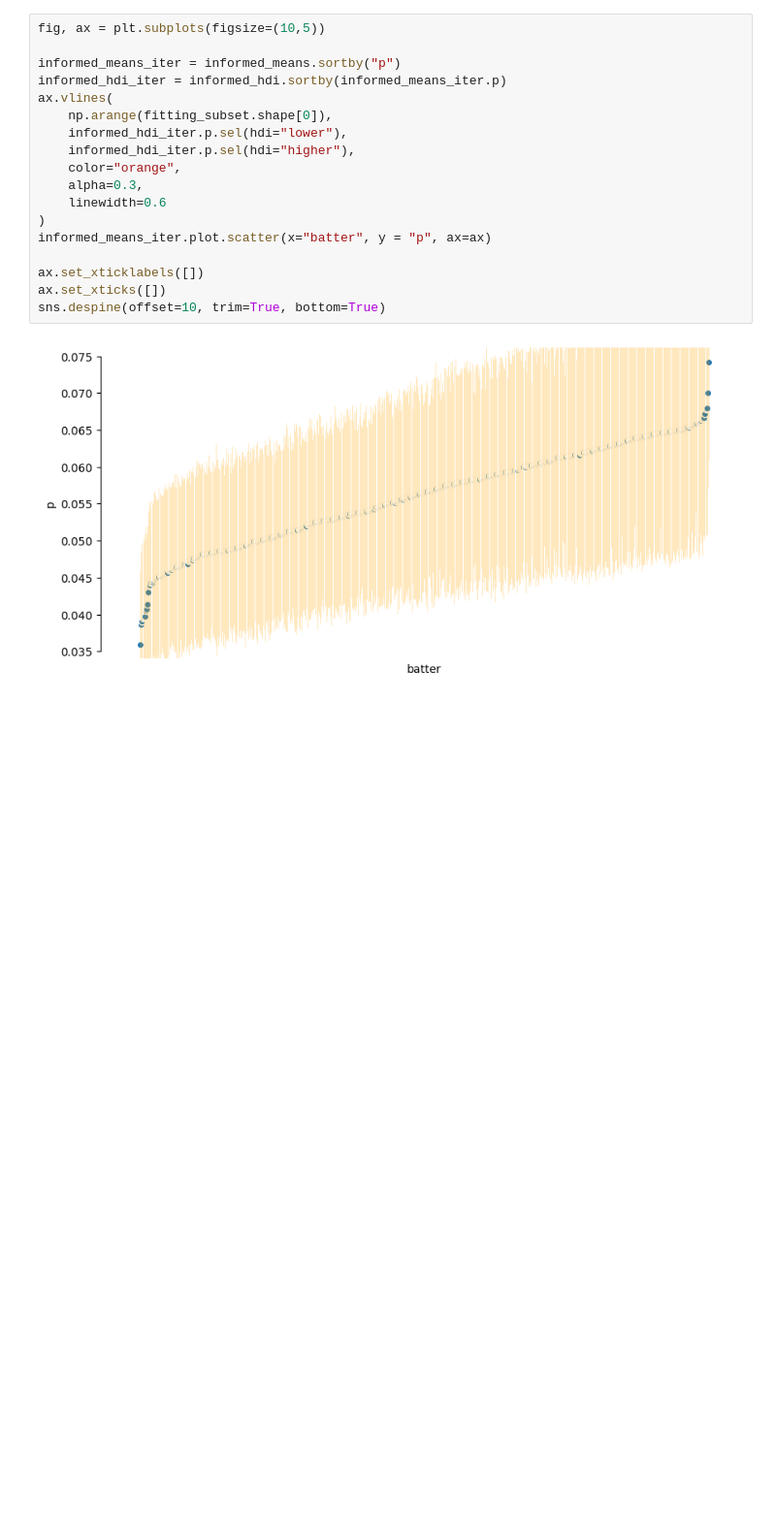
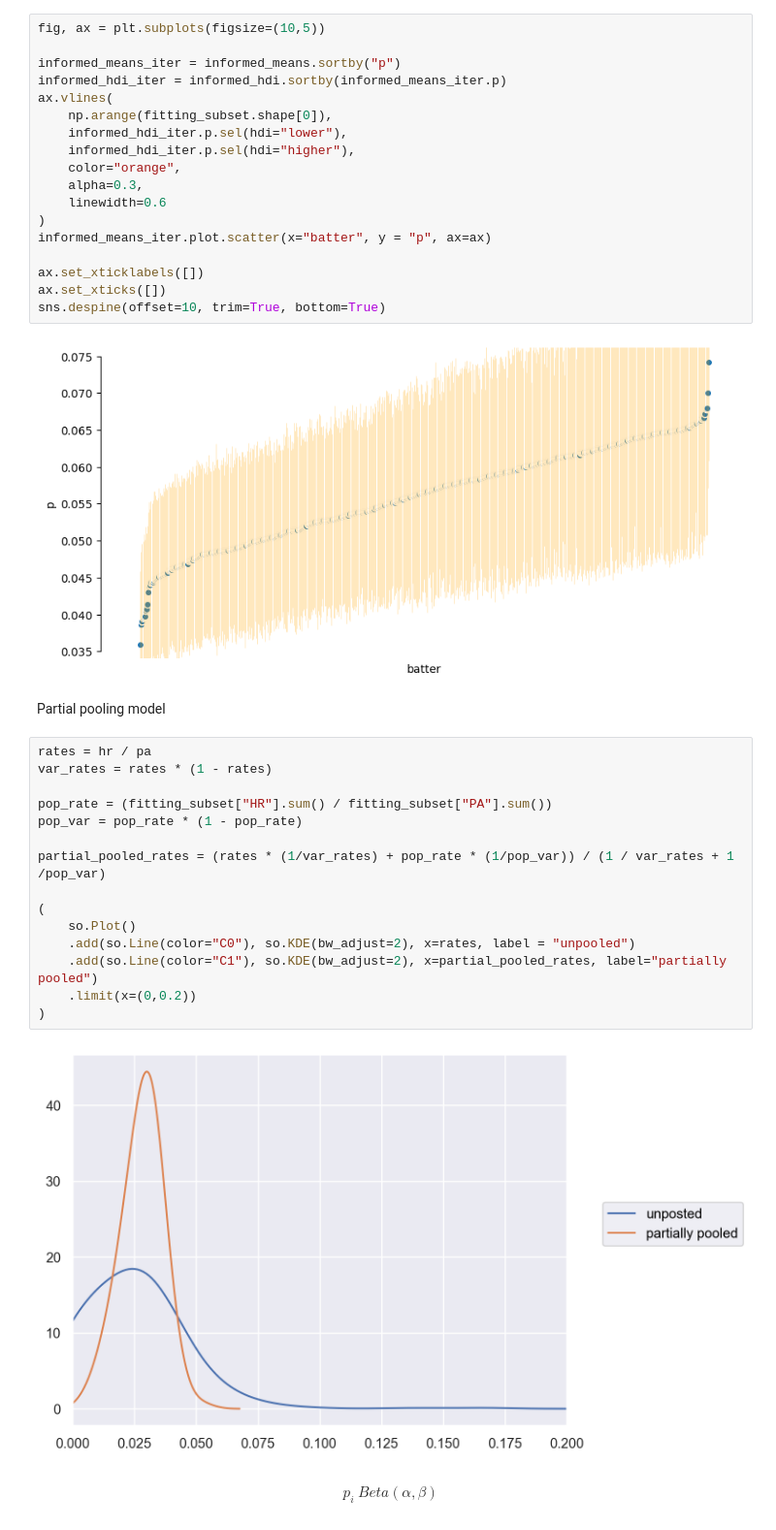
Before and after one commit to jvminkim/hitting-25, a Jupyter notebook: scripts/baseline_models.ipynb, the cells around one changed output. Shown at 97% size. Cells and saved outputs as stored; diff of their text form; blank space fills up the shorter version.

Commit message:
Partial pooling start

```diff
--- a/scripts/baseline_models.ipynb
+++ b/scripts/baseline_models.ipynb
@@ -275,3 +275,26 @@ ax.set_xticks([])
 sns.despine(offset=10, trim=True, bottom=True)
 # %% [output]
 [figure]
+# %% [markdown]
+Partial pooling model
+# %%
+rates = hr / pa
+var_rates = rates * (1 - rates)
+
+pop_rate = (fitting_subset["HR"].sum() / fitting_subset["PA"].sum())
+pop_var = pop_rate * (1 - pop_rate)
+
+partial_pooled_rates = (rates * (1/var_rates) + pop_rate * (1/pop_var)) / (1 / var_rates + 1 /pop_var)
+
+(
+    so.Plot()
+    .add(so.Line(color="C0"), so.KDE(bw_adjust=2), x=rates, label = "unpooled")
+    .add(so.Line(color="C1"), so.KDE(bw_adjust=2), x=partial_pooled_rates, label="partially pooled")
+    .limit(x=(0,0.2))
+)
+# %% [output]
+[figure, added]
+# %% [markdown]
+$$
+p_i ~ Beta(\alpha, \beta)
+$$
```
